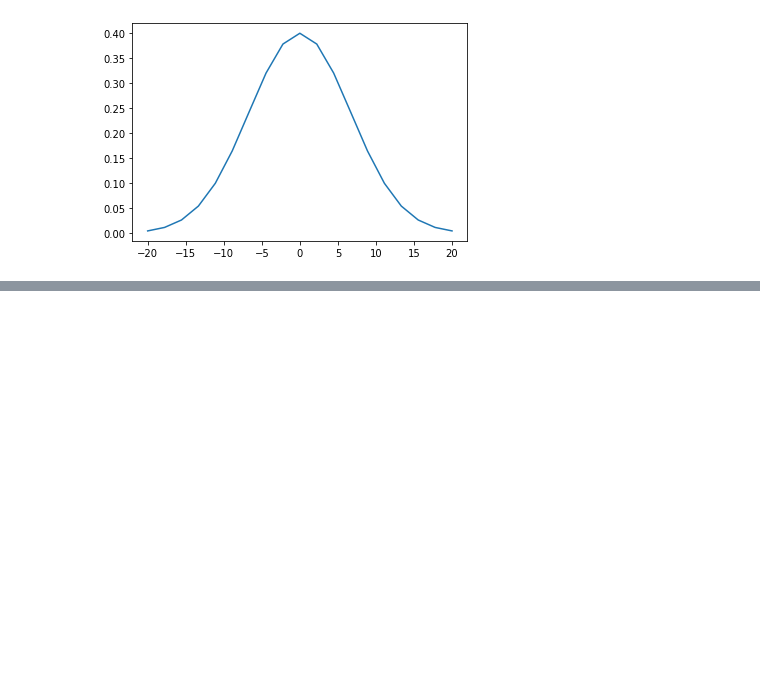
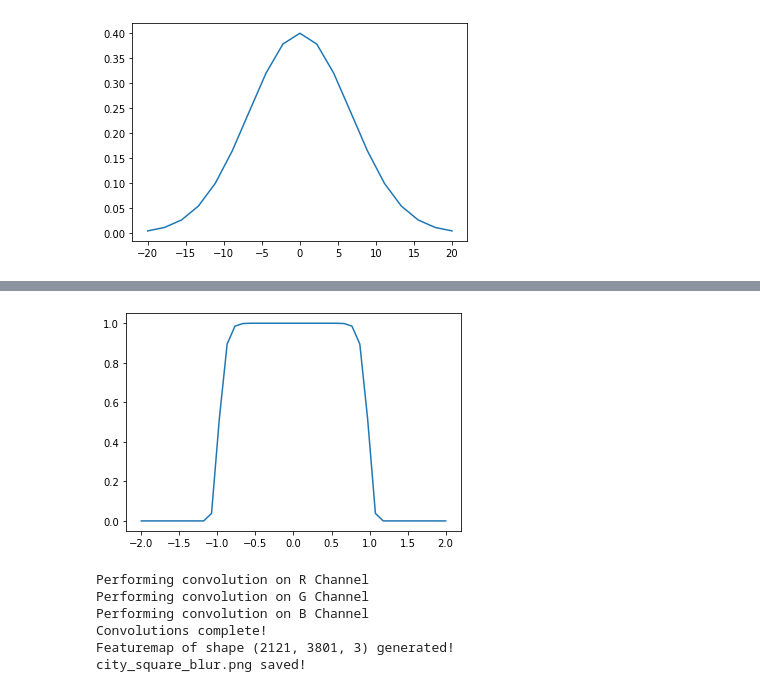
Before and after one commit to mercuryprobe/Convolver, a Jupyter notebook: Convolver.ipynb, the cells around one changed output, grey strips where cells are left out. Drawn from its saved outputs; the diff is of its cells as text; code cells hidden in the pictures; blank space fills up the shorter version.

Commit message:
square blur test thing

```diff
--- a/Convolver.ipynb
+++ b/Convolver.ipynb
@@ -222,0 +235,20 @@ show_image(Y, True, "gaussian_blur")
+# %%
+def generate_test_filter_dof(kernel_size, a=16, range_=4):
+    if (kernel_size==1):
+        return np.array([1])
+    elif (kernel_size==2):
+        return np.array([1,1])
+
+    limiter = range_/2
+    step = range_/(kernel_size-1)
+    kernel = np.arange(-limiter, limiter+step, step)
+
+    return kernel, np.exp(-(kernel**a))
+# %%
+res = generate_test_filter_dof(40)
+# %%
+plt.figure()
+plt.plot(res[0], res[1])
+plt.show()
+# %% [output]
+[figure, added]
@@ -222,0 +274,10 @@ show_image(Y, True, "gaussian_blur")
+# %%
+Y = test_filter_dof(image_array=image_array, kernel_size=200)
+show_image(Y, True, "square_blur")
+# %% [output]
+Performing convolution on R Channel
+Performing convolution on G Channel
+Performing convolution on B Channel
+Convolutions complete!
+Featuremap of shape (2121, 3801, 3) generated!
+city_square_blur.png saved!
```
Also changed, not shown: parts of 10 cells of this notebook, 3 other files.
